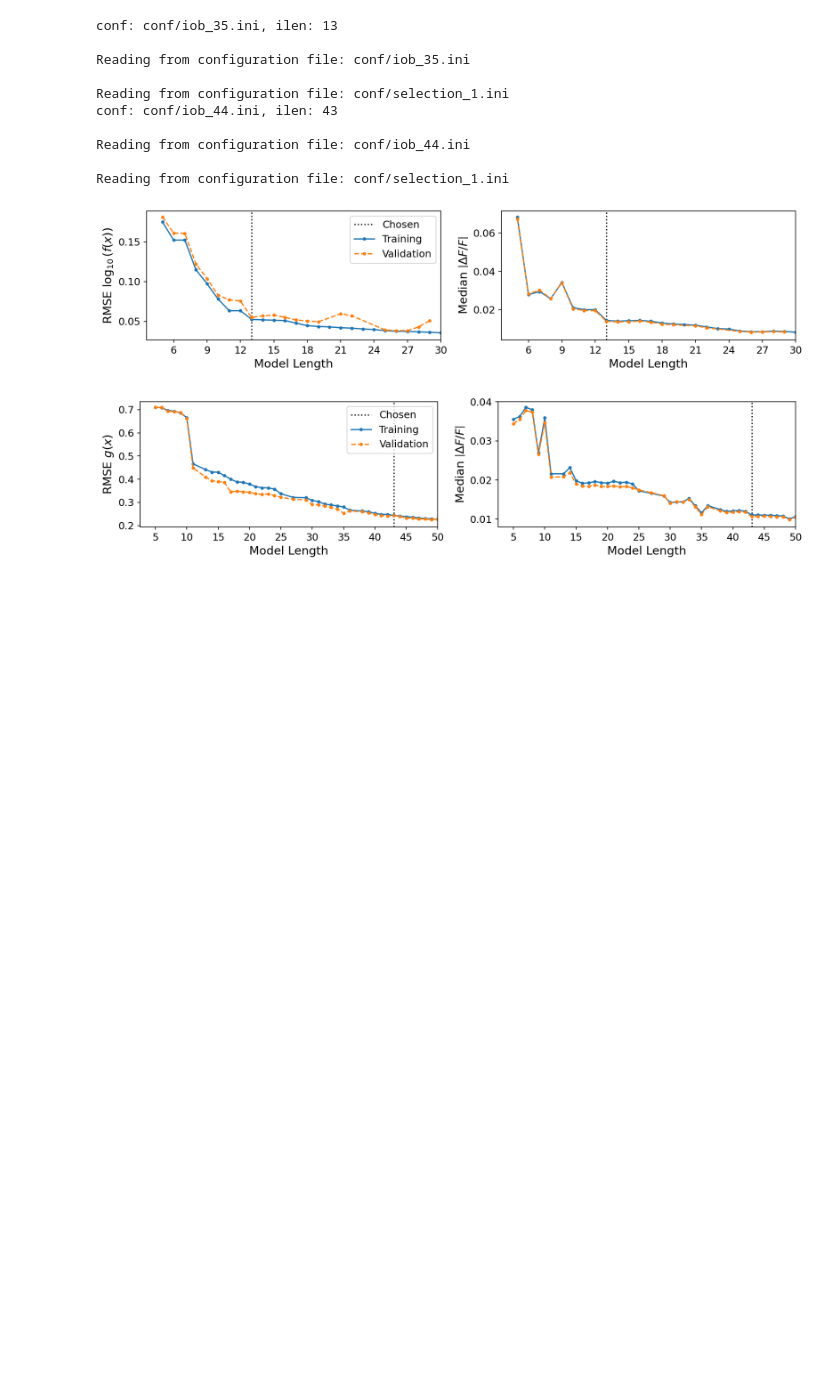
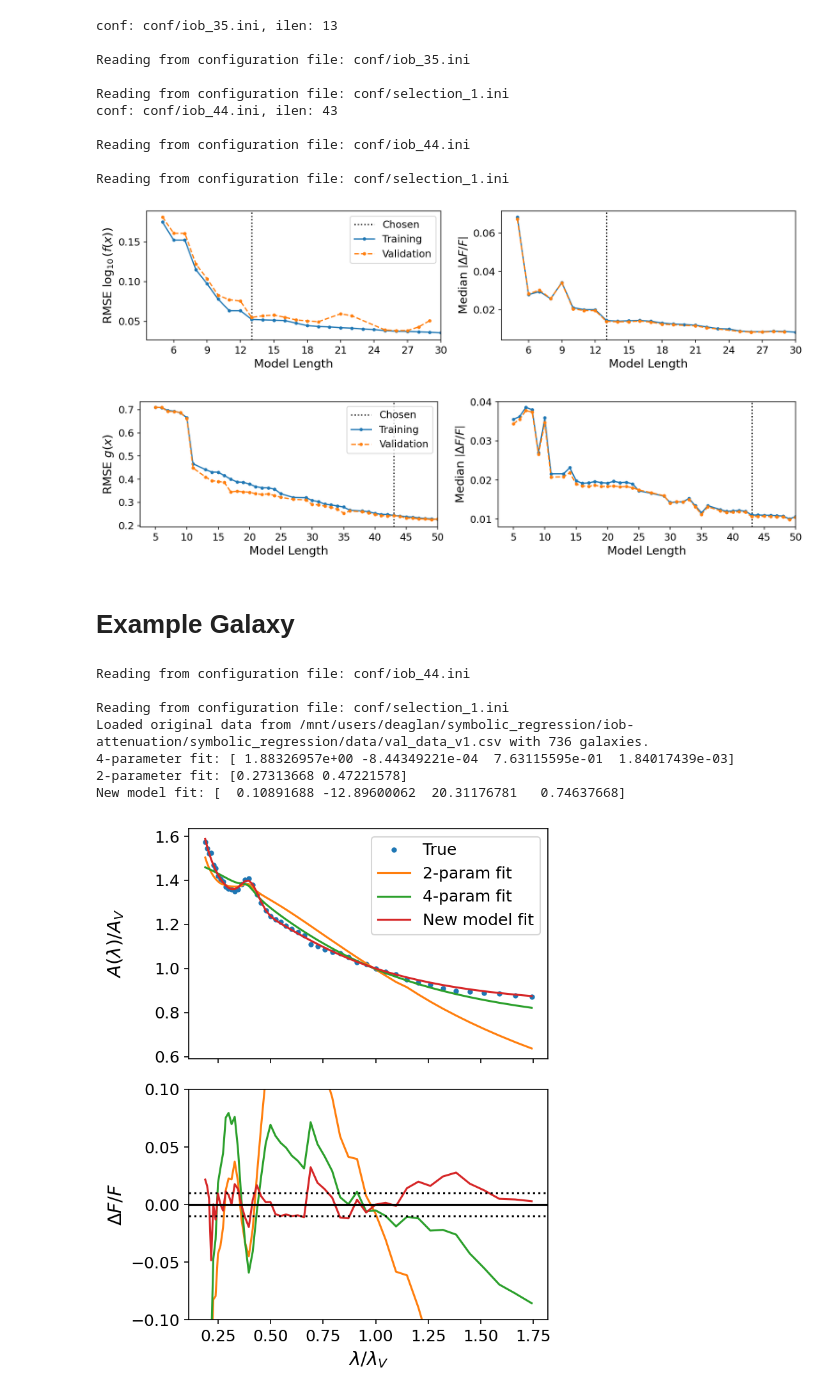
Before and after one commit to maho3/iob-attenuation, a Jupyter notebook: symbolic_regression/Paper_Plots.ipynb, the cells around one changed output. Cells and saved outputs as stored; diff of their text form; code cells hidden in the pictures; blank space fills up the shorter version.

```diff
--- a/symbolic_regression/Paper_Plots.ipynb
+++ b/symbolic_regression/Paper_Plots.ipynb
@@ -94,3 +102,82 @@ Reading from configuration file: conf/iob_44.ini
 Reading from configuration file: conf/selection_1.ini
 [figure]
 [figure]
+# %% [markdown]
+# Example Galaxy
+# %%
+ini_file = 'conf/iob_44.ini' # MW
+
+args = OperonArgs(ini_file)
+
+lam_min = args.lam_min
+lam_max = args.lam_max
+
+# name = 'train'
+# igal = 1426
+
+name = 'val'
+igal = 91
+
+x, ytrue, _, _, _, Av = fit_curves.load_data(args, name)
+run_name = f'{args.in_param}_{str(args.version_num)}'
+fname_opt = f'{args.fit_dir}/{run_name}/{run_name}_opt_results_{name}.csv'
+df_opt = pd.read_csv(fname_opt)
+lam = x * args.lambda_V
+
+m = (lam >= lam_min) & (lam <= lam_max)
+x = x[m]
+lam = lam[m]
+ytrue = ytrue[igal,m]
+Av = Av[igal]
+
+popt_4par = df_opt[['4par_p0', '4par_p1', '4par_p2', '4par_p3']].values[igal]
+popt_2par = df_opt[['2par_B', '2par_delta']].values[igal]
+popt_new = df_opt[['newpar_reparam_A0', 'newpar_reparam_A1', 'newpar_reparam_A2', 'newpar_reparam_A3']].values[igal]
+
+print('4-parameter fit:', popt_4par)
+print('2-parameter fit:', popt_2par)
+print('New model fit:', popt_new)
+
+ypred_2par = attenuation_curves.Att_Curve_2param(1e4*lam, *popt_2par)
+ypred_4par = attenuation_curves.Li_08_fit_noratio(lam, *popt_4par)
+ypred_new = fit_curves.new_model_reparam(x, *popt_new)
+
+# # Calculate dF/F errors
+dF_F_2par = 10. ** (0.4 * Av * (ypred_2par - ytrue)) - 1.0
+dF_F_4par = 10. ** (0.4 * Av * (ypred_4par - ytrue)) - 1.0
+dF_F_new = 10. ** (0.4 * Av * (ypred_new - ytrue)) - 1.0
+
+fig, axs = plt.subplots(2, 1, figsize=(5,6), sharex=True)
+axs[0].plot(x, ytrue, '.', label='True')
+axs[0].plot(x, ypred_2par, label='2-param fit')
+axs[0].plot(x, ypred_4par, label='4-param fit')
+axs[0].plot(x, ypred_new, label='New model fit')
+axs[0].legend()
+axs[0].set_ylabel(r'$A(\lambda) / A_V$')
+axs[1].plot(x, dF_F_2par, color='C1')
+axs[1].plot(x, dF_F_4par, color='C2')
+axs[1].plot(x, dF_F_new, color='C3')
+axs[1].set_ylabel(r'$\Delta F / F$')
+
+ylim = axs[1].get_ylim()
+ylim = (max(ylim[0], -0.1), min(ylim[1], 0.1))
+axs[1].set_ylim(ylim)
+
+axs[1].axhline(0., color='k', ls='-')
+axs[1].axhline(0.01, color='k', ls=':')
+axs[1].axhline(-0.01, color='k', ls=':')
+
+axs[1].set_xlabel(r'$\lambda / \lambda_V$')
+
+fig.align_labels()
+fig.tight_layout()
+fig.savefig('figs/example_fit.pdf', bbox_inches='tight')
+# %% [output]
+Reading from configuration file: conf/iob_44.ini
+
+Reading from configuration file: conf/selection_1.ini
+Loaded original data from /mnt/users/deaglan/symbolic_regression/iob-attenuation/symbolic_regression/data/val_data_v1.csv with 736 galaxies.
+4-parameter fit: [ 1.88326957e+00 -8.44349221e-04  7.63115595e-01  1.84017439e-03]
+2-parameter fit: [0.27313668 0.47221578]
+New model fit: [  0.10891688 -12.89600062  20.31176781   0.74637668]
+[figure, added]
```
Also changed, not shown: parts of 3 cells of this notebook, 15 other files.
